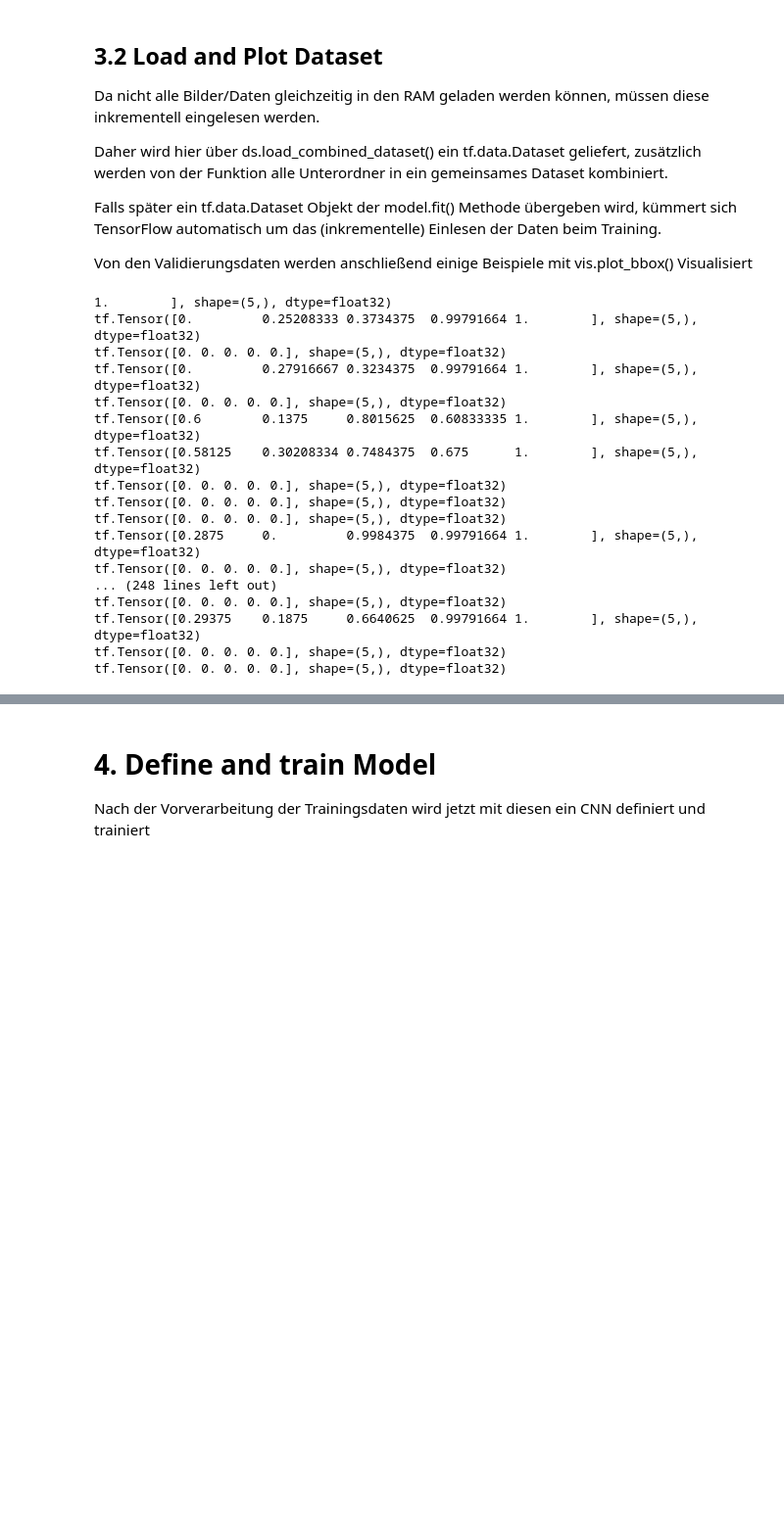
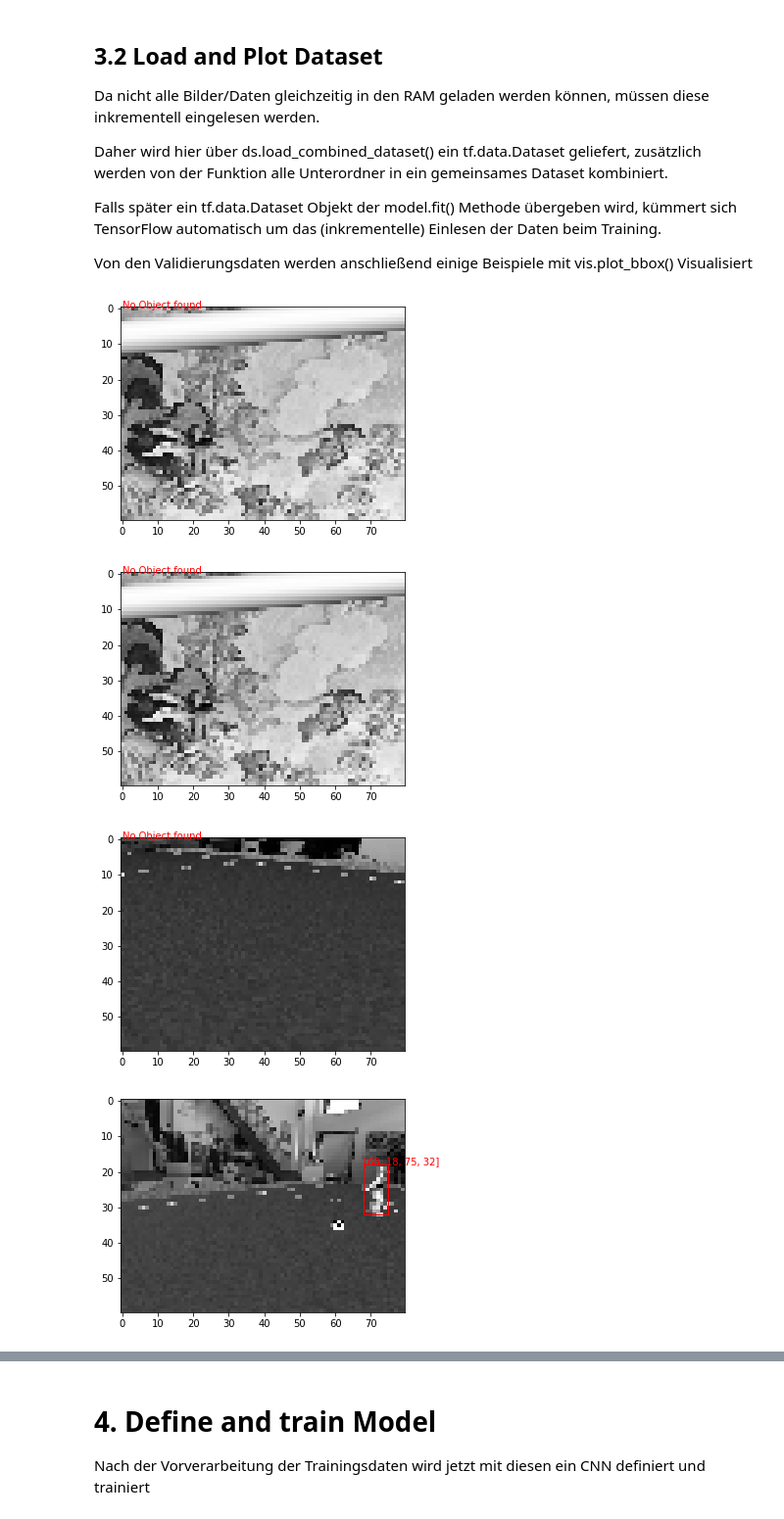
Before and after one commit to david-kostka/object_recognition, a Jupyter notebook: spl_detector/src/single_nao_trainer.ipynb, the cells around one changed output, grey strips where cells are left out. Shown at 98% size. Cells and saved outputs as stored; diff of their text form; code cells hidden in the pictures; blank space fills up the shorter version.

```diff
--- a/spl_detector/src/single_nao_trainer.ipynb
+++ b/spl_detector/src/single_nao_trainer.ipynb
@@ -122,29 +122,16 @@ Von den Validierungsdaten werden anschließend einige Beispiele mit vis.plot_bbo
 # %%
 def convert_to_uint8(img, label):
     return tf.cast(img * 255.0, dtype=tf.uint8), label
 
 train_dset, val_dset = ds.load_combined_dataset(subfolders)
 train_dset = train_dset.map(convert_to_uint8, num_parallel_calls=tf.data.experimental.AUTOTUNE)
 val_dset = val_dset.map(convert_to_uint8, num_parallel_calls=tf.data.experimental.AUTOTUNE)
 
-for image, label in val_dset:
-    print(label)
-    #vis.plot_bbox(np.squeeze(image), util.unnormalize_bbox(np.array(label), ds.target_size))
+for image, label in val_dset.take(5):
+    #print(label)
+    vis.plot_bbox(np.squeeze(image), util.unnormalize_bbox(np.array(label), ds.target_size))
 # %% [output]
-1.        ], shape=(5,), dtype=float32)
-tf.Tensor([0.         0.25208333 0.3734375  0.99791664 1.        ], shape=(5,), dtype=float32)
-tf.Tensor([0. 0. 0. 0. 0.], shape=(5,), dtype=float32)
-tf.Tensor([0.         0.27916667 0.3234375  0.99791664 1.        ], shape=(5,), dtype=float32)
-tf.Tensor([0. 0. 0. 0. 0.], shape=(5,), dtype=float32)
-tf.Tensor([0.6        0.1375     0.8015625  0.60833335 1.        ], shape=(5,), dtype=float32)
-tf.Tensor([0.58125    0.30208334 0.7484375  0.675      1.        ], shape=(5,), dtype=float32)
-tf.Tensor([0. 0. 0. 0. 0.], shape=(5,), dtype=float32)
-tf.Tensor([0. 0. 0. 0. 0.], shape=(5,), dtype=float32)
-tf.Tensor([0. 0. 0. 0. 0.], shape=(5,), dtype=float32)
-tf.Tensor([0.2875     0.         0.9984375  0.99791664 1.        ], shape=(5,), dtype=float32)
-tf.Tensor([0. 0. 0. 0. 0.], shape=(5,), dtype=float32)
-... (248 lines left out)
-tf.Tensor([0. 0. 0. 0. 0.], shape=(5,), dtype=float32)
-tf.Tensor([0.29375    0.1875     0.6640625  0.99791664 1.        ], shape=(5,), dtype=float32)
-tf.Tensor([0. 0. 0. 0. 0.], shape=(5,), dtype=float32)
-tf.Tensor([0. 0. 0. 0. 0.], shape=(5,), dtype=float32)
+[figure, added]
+[figure, added]
+[figure, added]
+[figure, added]
```
Also changed, not shown: parts of 3 cells of this notebook.
